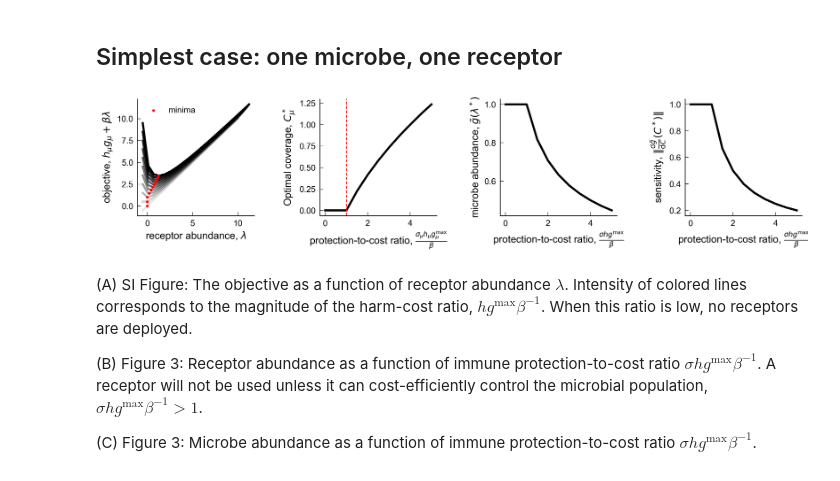
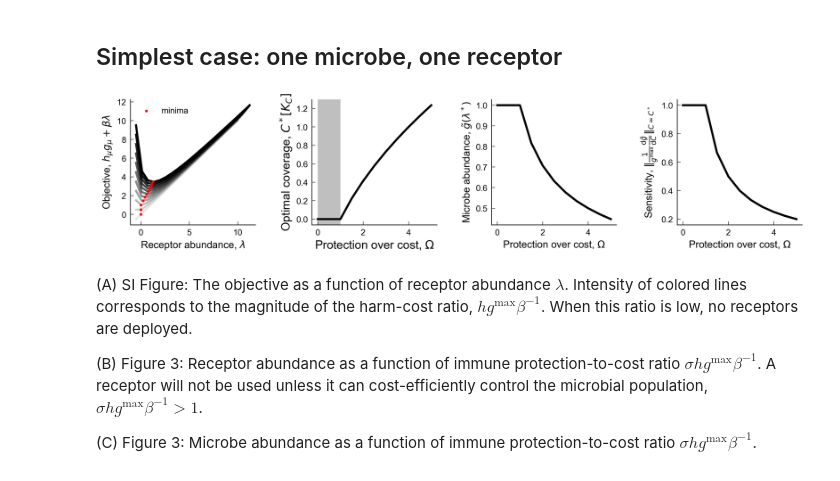
Before and after one commit to obinna-ukogu/gutimmune, a Jupyter notebook: explore-microbiome-genetic-structure.ipynb, the cells around one changed output. Cells and saved outputs as stored; diff of their text form; code cells hidden in the pictures.

```diff
--- a/explore-microbiome-genetic-structure.ipynb
+++ b/explore-microbiome-genetic-structure.ipynb
@@ -86,39 +86,40 @@ for i, p in enumerate(hs):
     ax1.scatter(res.x, res.fun, color = 'red', s = 5, zorder = 2, label = "minima" if i == 0 else '')
 
 l_opts = np.array([single_receptor(n=j, beta = 1.0) for j in hs])
 ax2.plot(hs, l_opts, color = 'black',label = "analytic", **kwargs)
-ax2.axvline(x = 1.0, color = 'red', ls = '--')
+ax2.axvspan(0, 1, color = 'grey', zorder = 0, alpha = 0.5,linewidth=0)
 #ax1.title.set_text(r'one microbe, one receptor')
 
 ax3.plot(hs, 1/(1 + sigma*l_opts), color = 'black',label = "analytic", **kwargs)
 
 ax4.plot(hs, np.abs(-1/(1 + sigma*l_opts)**2), color = 'black',label = "analytic", **kwargs)
 
-ax1.set(xlabel=r'receptor abundance, $\lambda$',ylabel=r'objective, $h_\mu g_\mu + \beta \lambda$')
+ax1.set(xlabel=r'Receptor abundance, $\lambda$',ylabel=r'Objective, $h_\mu g_\mu + \beta \lambda$')
 ax1.legend()
 ax1.minorticks_off()
 ax1.set_box_aspect(1)
 
-ax2.set(ylabel=r'Optimal coverage, $C^*_\mu$', xlabel=r'protection-to-cost ratio, $\frac{\sigma_\mu h_\mu g^\text{max}_\mu}{\beta}$')
+ax2.set_xlabel(r'Protection over cost, $\Omega$', fontsize = 14)
+ax2.set_ylabel(r'Optimal coverage, $C^* [K_C]$', fontsize = 14)
 ax2.minorticks_off()
 ax2.set_box_aspect(1)
 
-ax3.set(ylabel=r'microbe abundance, $\tilde{g}(\lambda^*)$', xlabel=r'protection-to-cost ratio, $\frac{\sigma hg^\text{max}}{\beta}$')
+ax3.set(ylabel=r'Microbe abundance, $\tilde{g}(\lambda^*)$', xlabel=r'Protection over cost, $\Omega$')
 ax3.minorticks_off()
 ax3.set_box_aspect(1)
 
-ax4.set(ylabel=r'sensitivity, $\|\frac{{\rm d}\tilde{g}}{{\rm d}C}(C^*)\|$', xlabel=r'protection-to-cost ratio, $\frac{\sigma hg^\text{max}}{\beta}$')
+ax4.set(ylabel=r'Sensitivity, $\|\frac{1}{g^\text{max}}\frac{{\rm d}\tilde{g}}{{\rm d}C}\|_{C = C^*}$', xlabel=r'Protection over cost, $\Omega$')
 ax4.minorticks_off()
 ax4.set_box_aspect(1)
 
 for ax in (ax1, ax2, ax3, ax4):
     ax.spines['top'].set_visible(False)
     ax.spines['right'].set_visible(False)
     ax.tick_params(top=False, right=False)
 
 fig.savefig('_figs/fig3and5_one_microbe_one_receptor'+'.pdf', dpi=300, bbox_inches='tight')
 # %% [output]
-[figure, old version]
+[figure, new version]
 # %% [markdown]
 (A) SI Figure: The objective as a function of receptor abundance $\lambda$. Intensity of colored lines corresponds to the magnitude of the harm-cost ratio, $hg^\text{max}\beta^{-1}$. When this ratio is low, no receptors are deployed.
 
```
Also changed, not shown: parts of 9 cells of this notebook, 21 other files.
